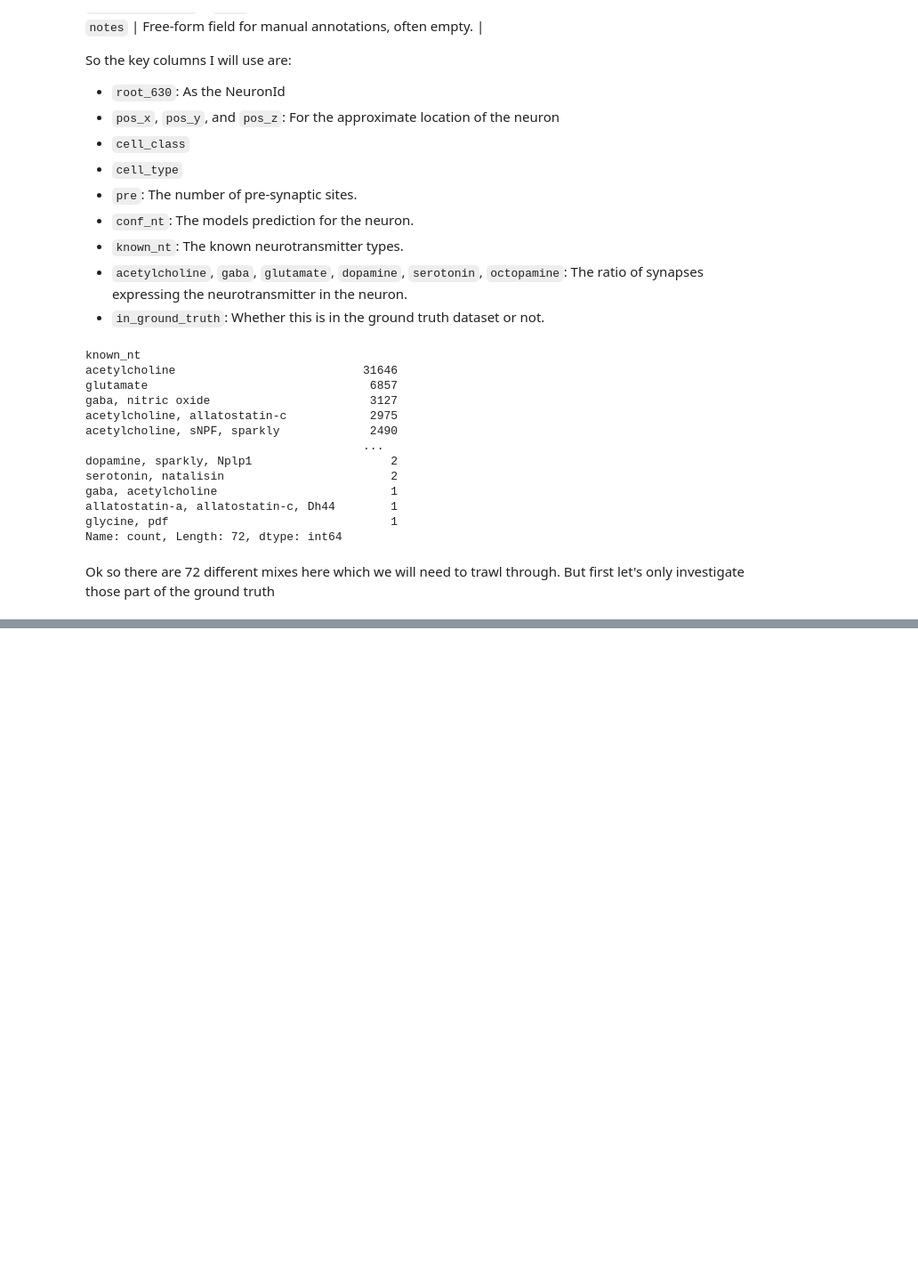
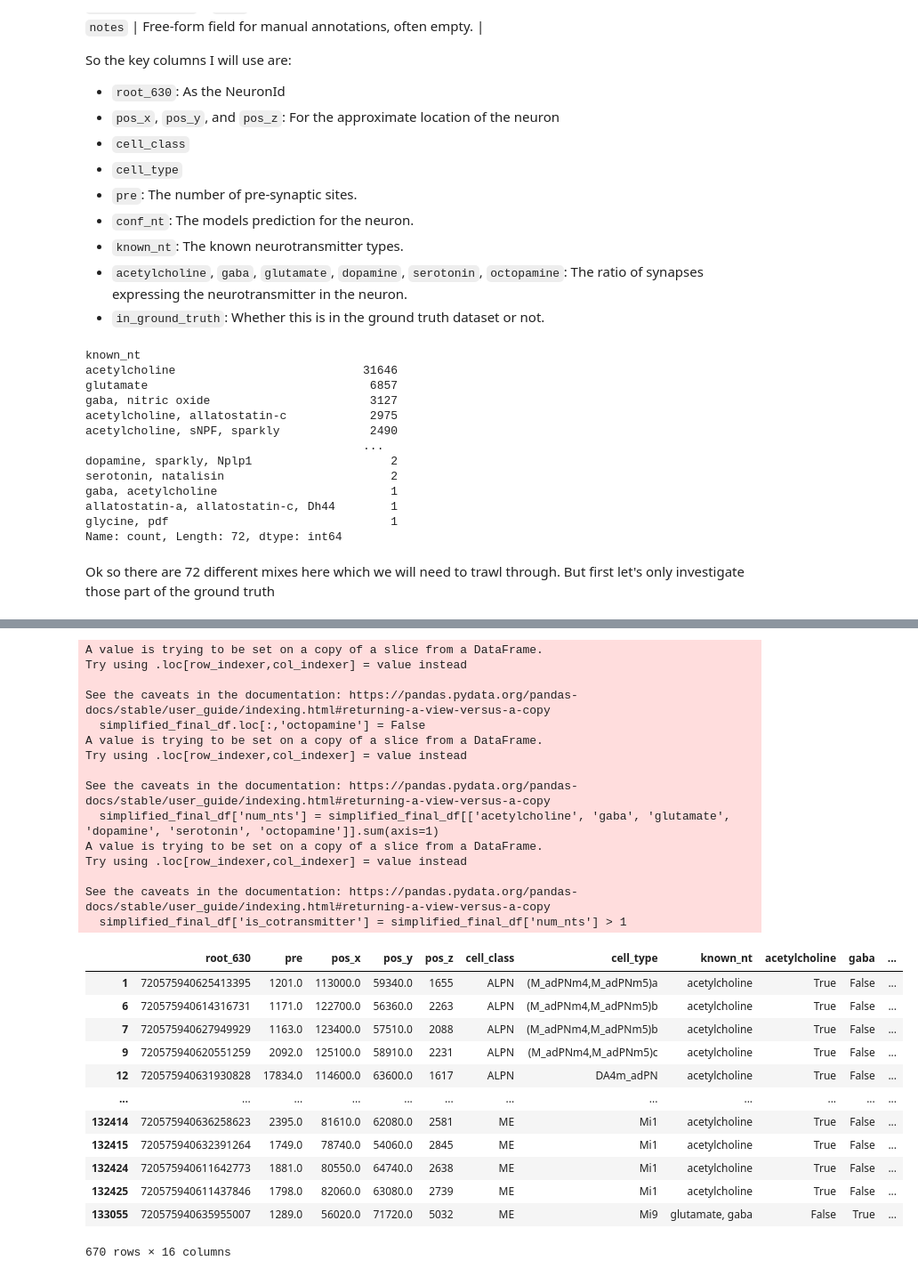
Before and after one commit to mleiwe/FAU-Connectomics, a Jupyter notebook: notebooks/data_s4_exploration.ipynb, the cells around one changed output, grey strips where cells are left out. Shown at 89% size. Cells and saved outputs as stored; diff of their text form; code cells hidden in the pictures; blank space fills up the shorter version.

```diff
--- a/notebooks/data_s4_exploration.ipynb
+++ b/notebooks/data_s4_exploration.ipynb
@@ -103,0 +243,35 @@ df =
+# %%
+simplified_final_df = final_df[['root_630', 'pre', 'pos_x', 'pos_y', 'pos_z', 'cell_class', 'cell_type', 'known_nt', 'acetylcholine', 'gaba', 'glutamate', 'dopamine', 'serotonin']]
+simplified_final_df.loc[:,'octopamine'] = False
+simplified_final_df['num_nts'] = simplified_final_df[['acetylcholine', 'gaba', 'glutamate', 'dopamine', 'serotonin', 'octopamine']].sum(axis=1)
+simplified_final_df['is_cotransmitter'] = simplified_final_df['num_nts'] > 1
+simplified_final_df
+# %% [output]
+A value is trying to be set on a copy of a slice from a DataFrame.
+Try using .loc[row_indexer,col_indexer] = value instead
+
+See the caveats in the documentation: https://pandas.pydata.org/pandas-docs/stable/user_guide/indexing.html#returning-a-view-versus-a-copy
+  simplified_final_df.loc[:,'octopamine'] = False
+A value is trying to be set on a copy of a slice from a DataFrame.
+Try using .loc[row_indexer,col_indexer] = value instead
+
+See the caveats in the documentation: https://pandas.pydata.org/pandas-docs/stable/user_guide/indexing.html#returning-a-view-versus-a-copy
+  simplified_final_df['num_nts'] = simplified_final_df[['acetylcholine', 'gaba', 'glutamate', 'dopamine', 'serotonin', 'octopamine']].sum(axis=1)
+A value is trying to be set on a copy of a slice from a DataFrame.
+Try using .loc[row_indexer,col_indexer] = value instead
+
+See the caveats in the documentation: https://pandas.pydata.org/pandas-docs/stable/user_guide/indexing.html#returning-a-view-versus-a-copy
+  simplified_final_df['is_cotransmitter'] = simplified_final_df['num_nts'] > 1
+|  | root_630 | pre | pos_x | pos_y | pos_z | cell_class | cell_type | known_nt | acetylcholine | gaba | ... |
+| 1 | 720575940625413395 | 1201.0 | 113000.0 | 59340.0 | 1655 | ALPN | (M_adPNm4,M_adPNm5)a | acetylcholine | True | False | ... |
+| 6 | 720575940614316731 | 1171.0 | 122700.0 | 56360.0 | 2263 | ALPN | (M_adPNm4,M_adPNm5)b | acetylcholine | True | False | ... |
+| 7 | 720575940627949929 | 1163.0 | 123400.0 | 57510.0 | 2088 | ALPN | (M_adPNm4,M_adPNm5)b | acetylcholine | True | False | ... |
+| 9 | 720575940620551259 | 2092.0 | 125100.0 | 58910.0 | 2231 | ALPN | (M_adPNm4,M_adPNm5)c | acetylcholine | True | False | ... |
+| 12 | 720575940631930828 | 17834.0 | 114600.0 | 63600.0 | 1617 | ALPN | DA4m_adPN | acetylcholine | True | False | ... |
+| ... | ... | ... | ... | ... | ... | ... | ... | ... | ... | ... | ... |
+| 132414 | 720575940636258623 | 2395.0 | 81610.0 | 62080.0 | 2581 | ME | Mi1 | acetylcholine | True | False | ... |
+| 132415 | 720575940632391264 | 1749.0 | 78740.0 | 54060.0 | 2845 | ME | Mi1 | acetylcholine | True | False | ... |
+| 132424 | 720575940611642773 | 1881.0 | 80550.0 | 64740.0 | 2638 | ME | Mi1 | acetylcholine | True | False | ... |
+| 132425 | 720575940611437846 | 1798.0 | 82060.0 | 63080.0 | 2739 | ME | Mi1 | acetylcholine | True | False | ... |
+| 133055 | 720575940635955007 | 1289.0 | 56020.0 | 71720.0 | 5032 | ME | Mi9 | glutamate, gaba | False | True | ... |
+670 rows × 16 columns
```
Also changed, not shown: parts of 14 cells of this notebook.
